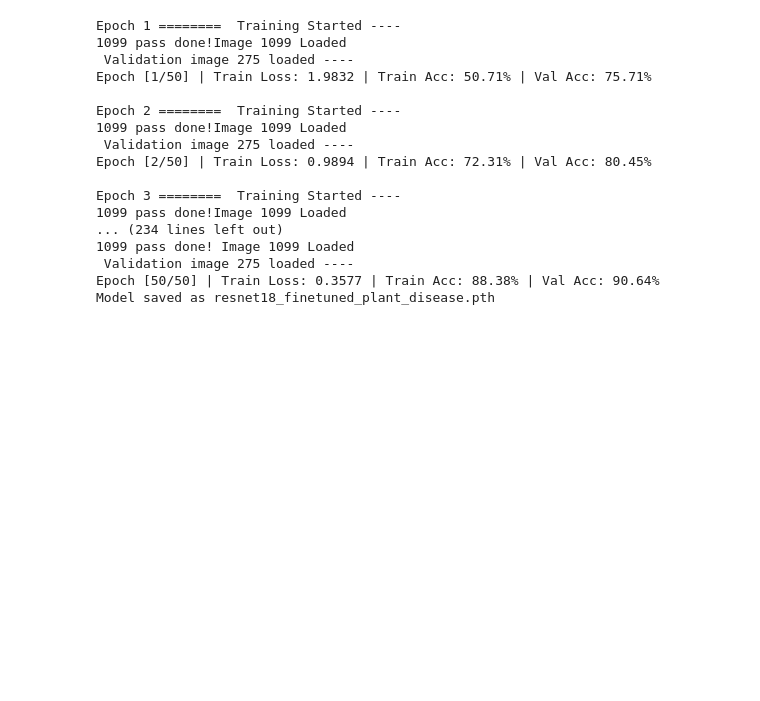
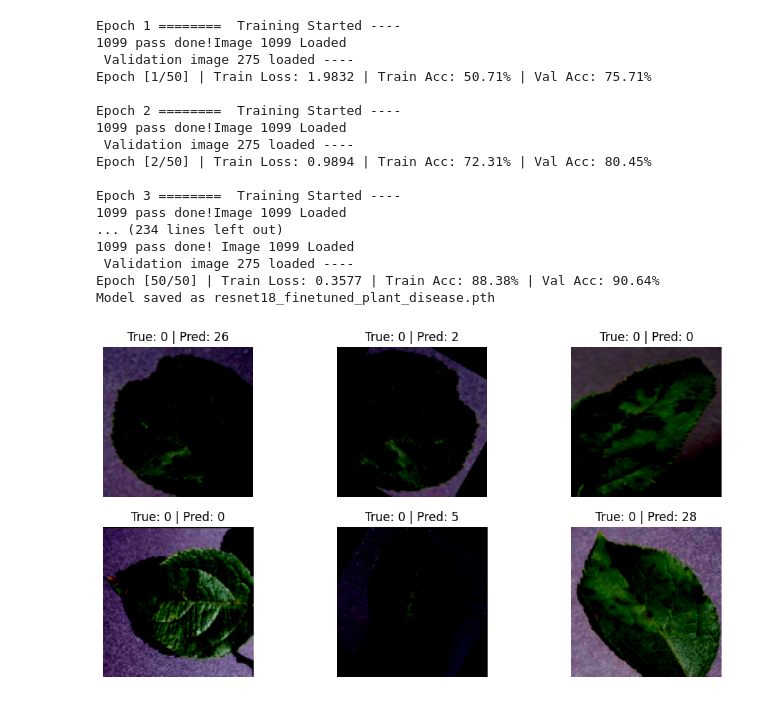
Before and after one commit to Soumyadeep002/Plant-Diseases-Classification, a Jupyter notebook: DEEP_LEARNING_CLASS_PROJECT.ipynb, the cells around one changed output. Saved outputs shown, nothing was run; the diff lists cells and outputs as text; code cells hidden in the pictures; blank space fills up the shorter version.

```diff
--- a/DEEP_LEARNING_CLASS_PROJECT.ipynb
+++ b/DEEP_LEARNING_CLASS_PROJECT.ipynb
@@ -554,3 +554,25 @@ Epoch 3 ========  Training Started ----
  Validation image 275 loaded ----
 Epoch [50/50] | Train Loss: 0.3577 | Train Acc: 88.38% | Val Acc: 90.64%
 Model saved as resnet18_finetuned_plant_disease.pth
+# %%
+# Get a batch from validation loader
+dataiter = iter(valid_loader)
+images, labels = next(dataiter)
+images, labels = images.to(device), labels.to(device)
+
+# Predictions
+resNetmodel.eval()
+with torch.no_grad():
+    outputs = resNetmodel(images)
+    _, preds = torch.max(outputs, 1)
+
+# Show first 6 images
+plt.figure(figsize=(12, 6))
+for i in range(6):
+    ax = plt.subplot(2, 3, i+1)
+    title = f"True: {labels[i+7].item()} | Pred: {preds[i].item()}"
+    imshow(images[i+7].cpu(), title)
+
+plt.show()
+# %% [output]
+[figure, added]
```
Also changed, not shown: parts of 2 cells of this notebook.
